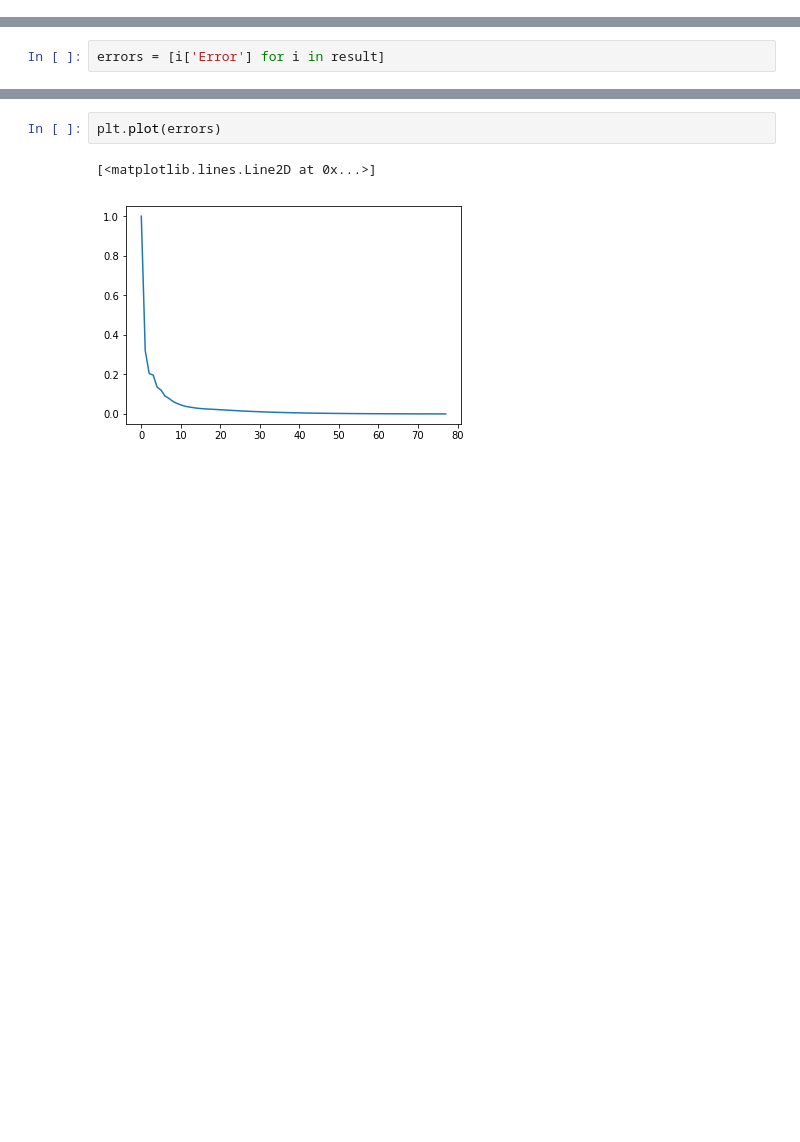
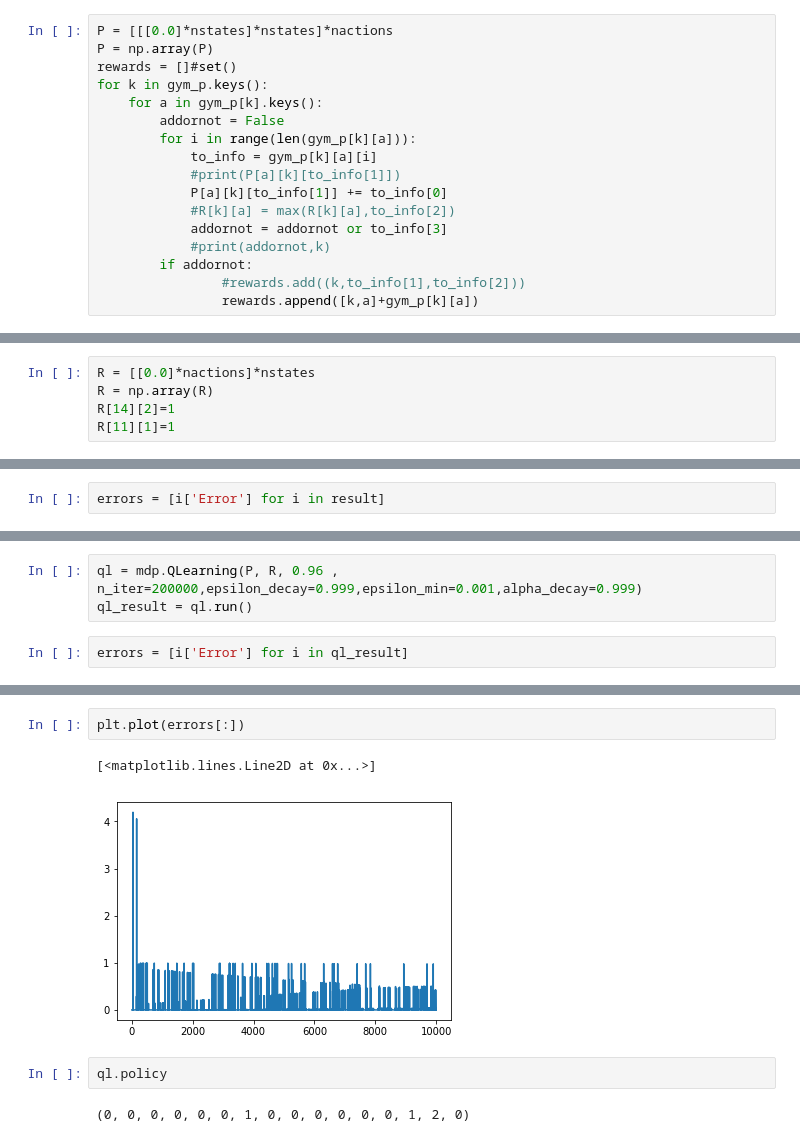
Before and after one commit to neojohny/ml_7641, a Jupyter notebook: homework4/frozen_lake.ipynb, the cells around one changed output, grey strips where cells are left out. Saved outputs shown, nothing was run; the diff lists cells and outputs as text; blank space fills up the shorter version.

```diff
--- a/homework4/frozen_lake.ipynb
+++ b/homework4/frozen_lake.ipynb
@@ -229,0 +338,17 @@ gym_p
+# %%
+P = [[[0.0]*nstates]*nstates]*nactions
+P = np.array(P)
+rewards = []#set()
+for k in gym_p.keys():
+    for a in gym_p[k].keys():
+        addornot = False
+        for i in range(len(gym_p[k][a])):
+            to_info = gym_p[k][a][i]
+            #print(P[a][k][to_info[1]])
+            P[a][k][to_info[1]] += to_info[0]
+            #R[k][a] = max(R[k][a],to_info[2])
+            addornot = addornot or to_info[3]
+            #print(addornot,k)
+        if addornot:
+                #rewards.add((k,to_info[1],to_info[2]))
+                rewards.append([k,a]+gym_p[k][a])
@@ -229,0 +488,5 @@ gym_p
+# %%
+R = [[0.0]*nactions]*nstates
+R = np.array(R)
+R[14][2]=1
+R[11][1]=1
@@ -235,0 +892,5 @@ errors = [i['Error'] for i in result]
+# %%
+ql = mdp.QLearning(P, R, 0.96 , n_iter=200000,epsilon_decay=0.999,epsilon_min=0.001,alpha_decay=0.999)
+ql_result = ql.run()
+# %%
+errors = [i['Error'] for i in ql_result]
@@ -236,5 +904,9 @@ errors = [i['Error'] for i in result]
 # %%
-plt.plot(errors)
+plt.plot(errors[:])
 # %% [output]
 [<matplotlib.lines.Line2D at 0x...>]
-[figure, old version]
+[figure, new version]
+# %%
+ql.policy
+# %% [output]
+(0, 0, 0, 0, 0, 0, 1, 0, 0, 0, 0, 0, 0, 1, 2, 0)
```
Also changed, not shown: parts of 93 cells of this notebook, 4 other files.
